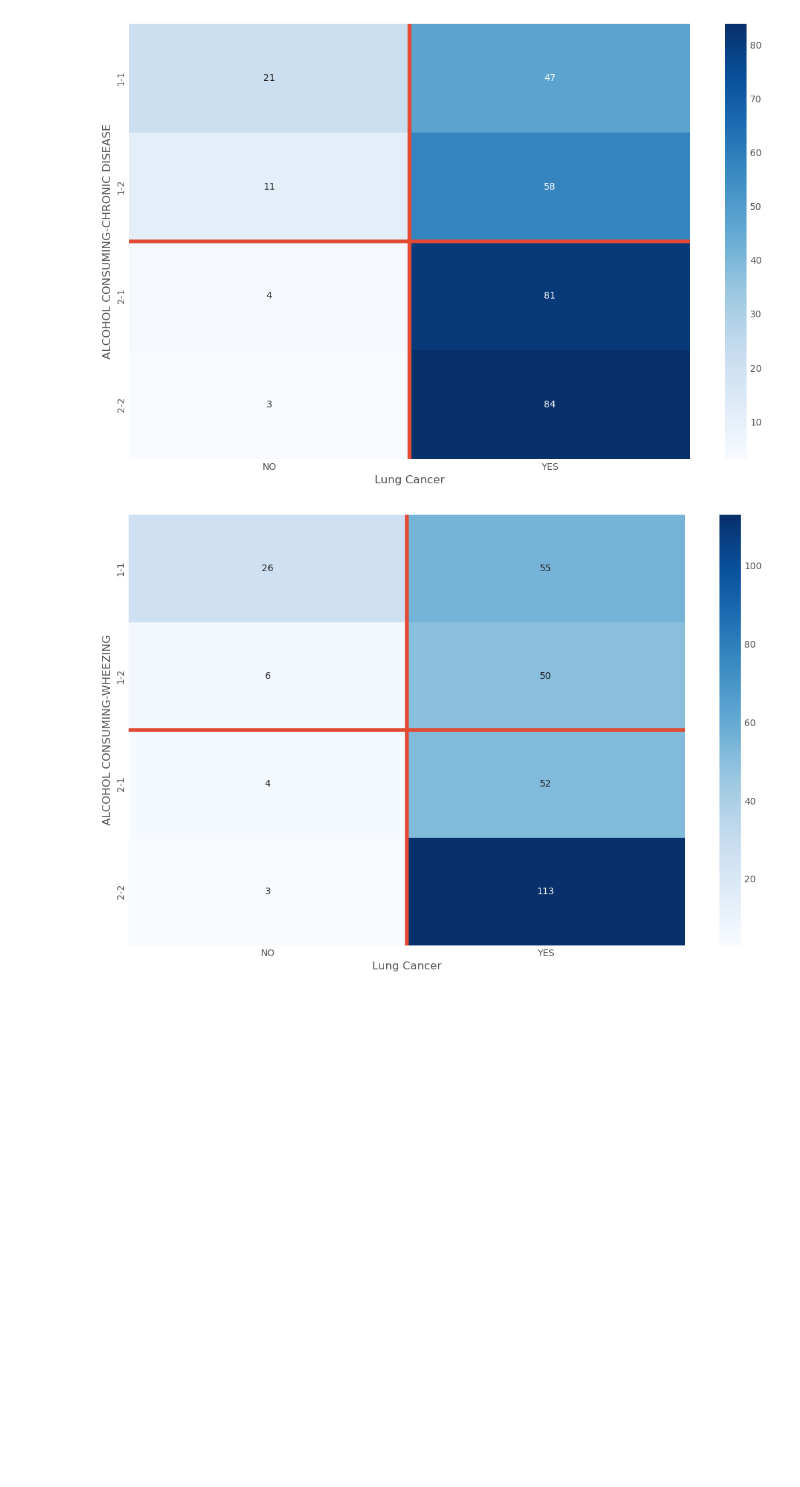
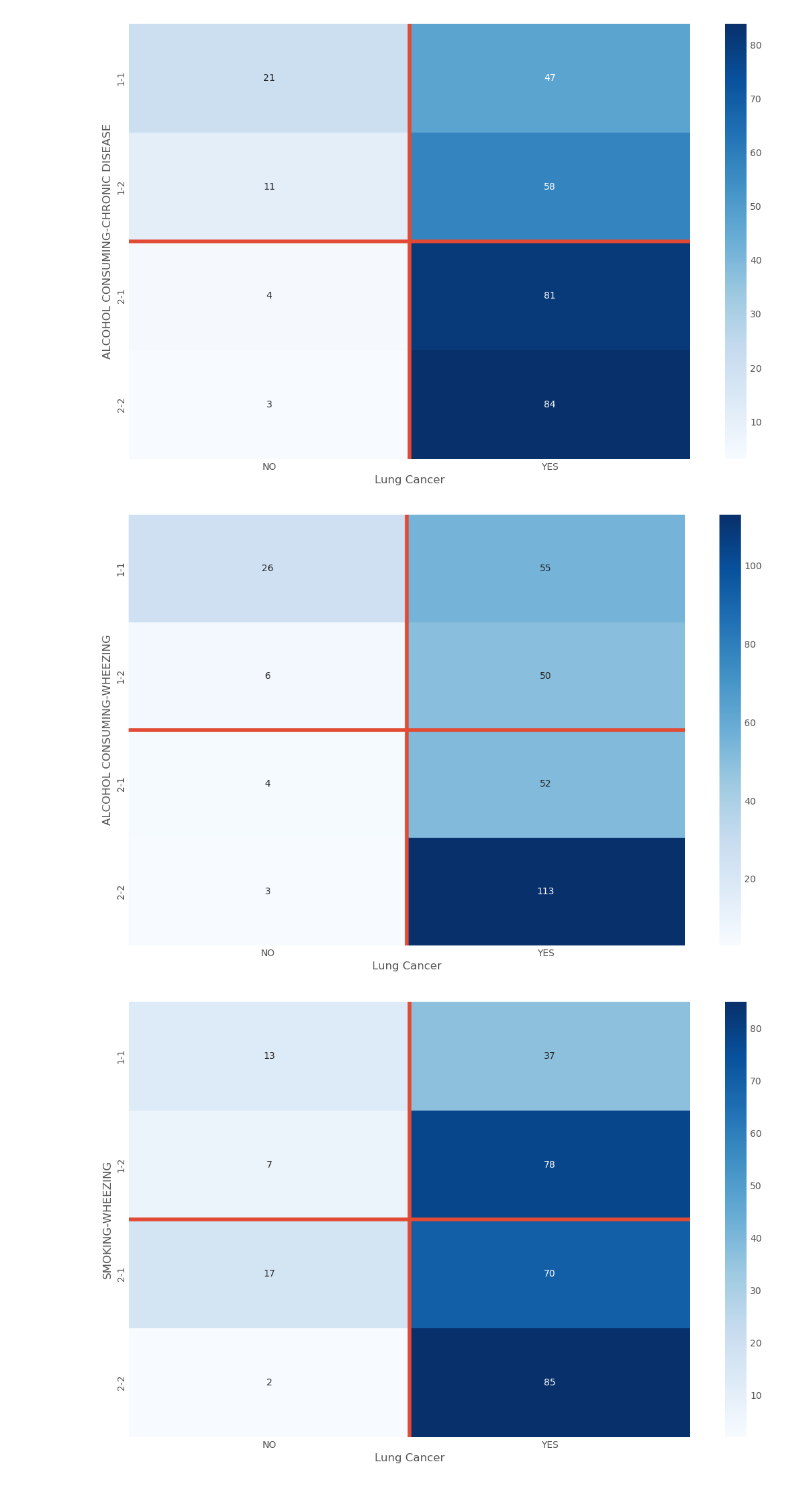
Before and after one commit to jre8301/Data-Dive-1, a Jupyter notebook: main.ipynb, the cells around one changed output. Drawn from its saved outputs; the diff is of its cells as text; code cells hidden in the pictures; blank space fills up the shorter version.

```diff
--- a/main.ipynb
+++ b/main.ipynb
@@ -167,11 +156,19 @@ plt.xlabel('Lung Cancer');
 [figure]
 # %%
 #Contigency table for alcohol and chronic disease
-ALCOHOL_CD = pd.crosstab([df['ALCOHOL CONSUMING'],df['WHEEZING']], df['LUNG_CANCER'])
+ALCOHOL_WHE = pd.crosstab([df['ALCOHOL CONSUMING'],df['WHEEZING']], df['LUNG_CANCER'])
 plt.figure(figsize=(12,8))
-sns.heatmap(ALCOHOL_CD, annot=True, cmap="Blues",fmt = '.0f')
+sns.heatmap(ALCOHOL_WHE, annot=True, cmap="Blues",fmt = '.0f')
 plt.axhline(y=2)
 plt.axvline(x=1)
 plt.xlabel('Lung Cancer');
+
+SMOK_WHE = pd.crosstab([df['SMOKING'],df['WHEEZING']], df['LUNG_CANCER'])
+plt.figure(figsize=(12,8))
+sns.heatmap(SMOK_WHE, annot=True, cmap="Blues",fmt = '.0f')
+plt.axhline(y=2)
+plt.axvline(x=1)
+plt.xlabel('Lung Cancer');
 # %% [output]
 [figure]
+[figure, added]
```
Also changed, not shown: parts of 11 cells of this notebook, 2 other files.
